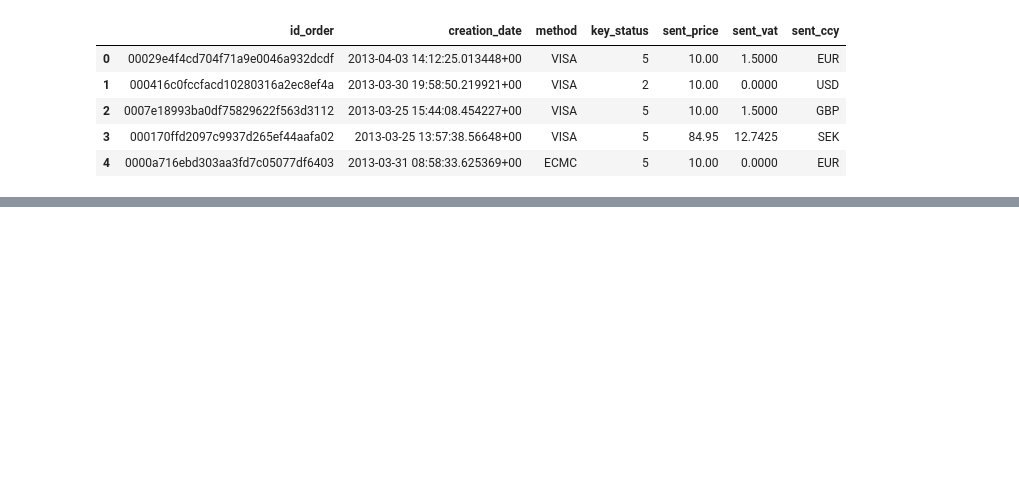
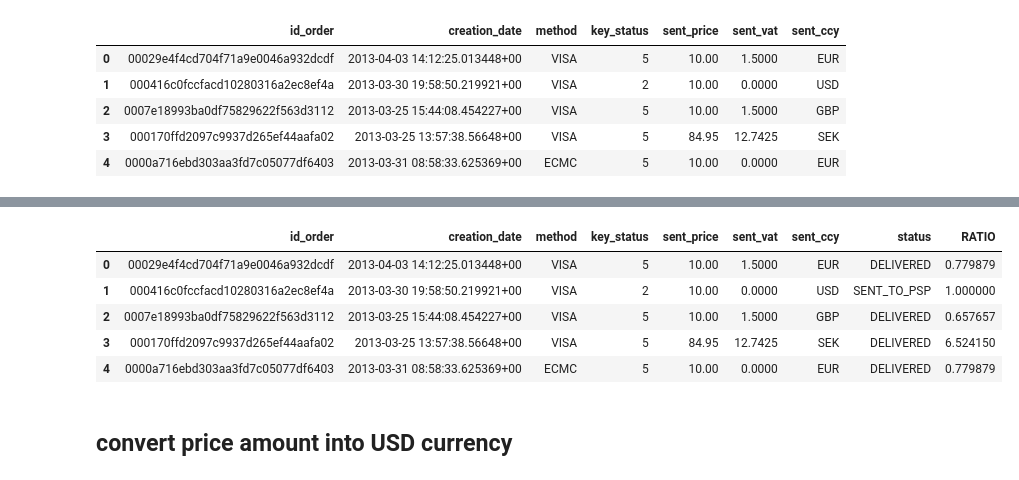
Before and after one commit to wangjiahong/Skype-data-mining-paymentSpecialist, a Jupyter notebook: orders.ipynb, the cells around one changed output, grey strips where cells are left out. Drawn from its saved outputs; the diff is of its cells as text; code cells hidden in the pictures; blank space fills up the shorter version.

Commit message:
initial dig into skypee data

```diff
--- a/orders.ipynb
+++ b/orders.ipynb
@@ -35,0 +156,11 @@ orders.head()
+# %%
+orders3.head()
+# %% [output]
+|  | id_order | creation_date | method | key_status | sent_price | sent_vat | sent_ccy | status | RATIO |
+| 0 | 00029e4f4cd704f71a9e0046a932dcdf | 2013-04-03 14:12:25.013448+00 | VISA | 5 | 10.00 | 1.5000 | EUR | DELIVERED | 0.779879 |
+| 1 | 000416c0fccfacd10280316a2ec8ef4a | 2013-03-30 19:58:50.219921+00 | VISA | 2 | 10.00 | 0.0000 | USD | SENT_TO_PSP | 1.000000 |
+| 2 | 0007e18993ba0df75829622f563d3112 | 2013-03-25 15:44:08.454227+00 | VISA | 5 | 10.00 | 1.5000 | GBP | DELIVERED | 0.657657 |
+| 3 | 000170ffd2097c9937d265ef44aafa02 | 2013-03-25 13:57:38.56648+00 | VISA | 5 | 84.95 | 12.7425 | SEK | DELIVERED | 6.524150 |
+| 4 | 0000a716ebd303aa3fd7c05077df6403 | 2013-03-31 08:58:33.625369+00 | ECMC | 5 | 10.00 | 0.0000 | EUR | DELIVERED | 0.779879 |
+# %% [markdown]
+## convert price amount into USD currency
```
Also changed, not shown: parts of 42 cells of this notebook.
